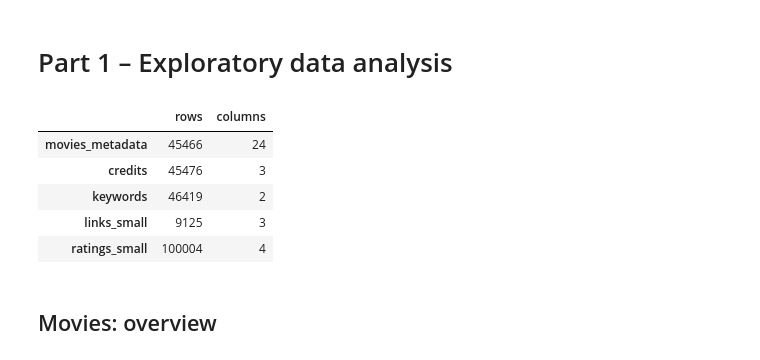
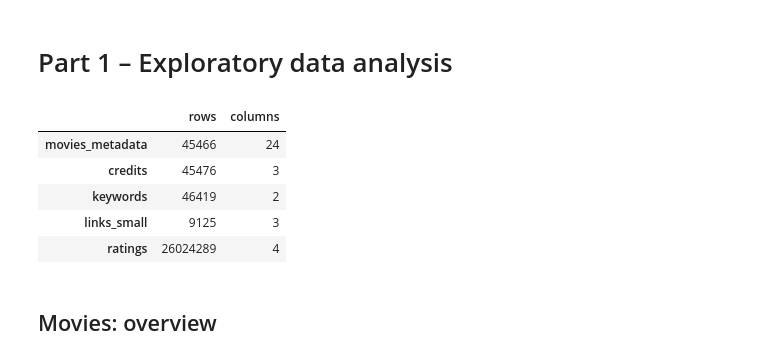
Before and after one commit to SverreHalvorsen/TDT4225-Assignments, a Jupyter notebook: Assignment 3/EDA.ipynb, the cells around one changed output. Drawn from its saved outputs; the diff is of its cells as text; code cells hidden in the pictures.

```diff
--- a/Assignment 3/EDA.ipynb
+++ b/Assignment 3/EDA.ipynb
@@ -53,22 +53,22 @@ def parse_dict(x):
 # %%
 movies_raw   = pd.read_csv(f'{DATA}/movies_metadata.csv', low_memory=False)
 credits_raw  = pd.read_csv(f'{DATA}/credits.csv')
 keywords_raw = pd.read_csv(f'{DATA}/keywords.csv')
 links        = pd.read_csv(f'{DATA}/links_small.csv', dtype={'imdbId': str})
 links_full   = pd.read_csv(f'{DATA}/links.csv', dtype={'imdbId': str})
-ratings      = pd.read_csv(f'{DATA}/ratings_small.csv')
+ratings      = pd.read_csv(f'{DATA}/ratings.csv')
 
 pd.DataFrame(
     {'rows': [len(d) for d in (movies_raw, credits_raw, keywords_raw, links, ratings)],
      'columns': [d.shape[1] for d in (movies_raw, credits_raw, keywords_raw, links, ratings)]},
-    index=['movies_metadata', 'credits', 'keywords', 'links_small', 'ratings_small'])
+    index=['movies_metadata', 'credits', 'keywords', 'links_small', 'ratings'])
 # %% [output]
 |  | rows | columns |
 | movies_metadata | 45466 | 24 |
 | credits | 45476 | 3 |
 | keywords | 46419 | 2 |
 | links_small | 9125 | 3 |
-| ratings_small | 100004 | 4 |
+| ratings | 26024289 | 4 |
 # %% [markdown]
 ## Movies: overview
 # %%
```
Also changed, not shown: parts of 18 cells of this notebook.
